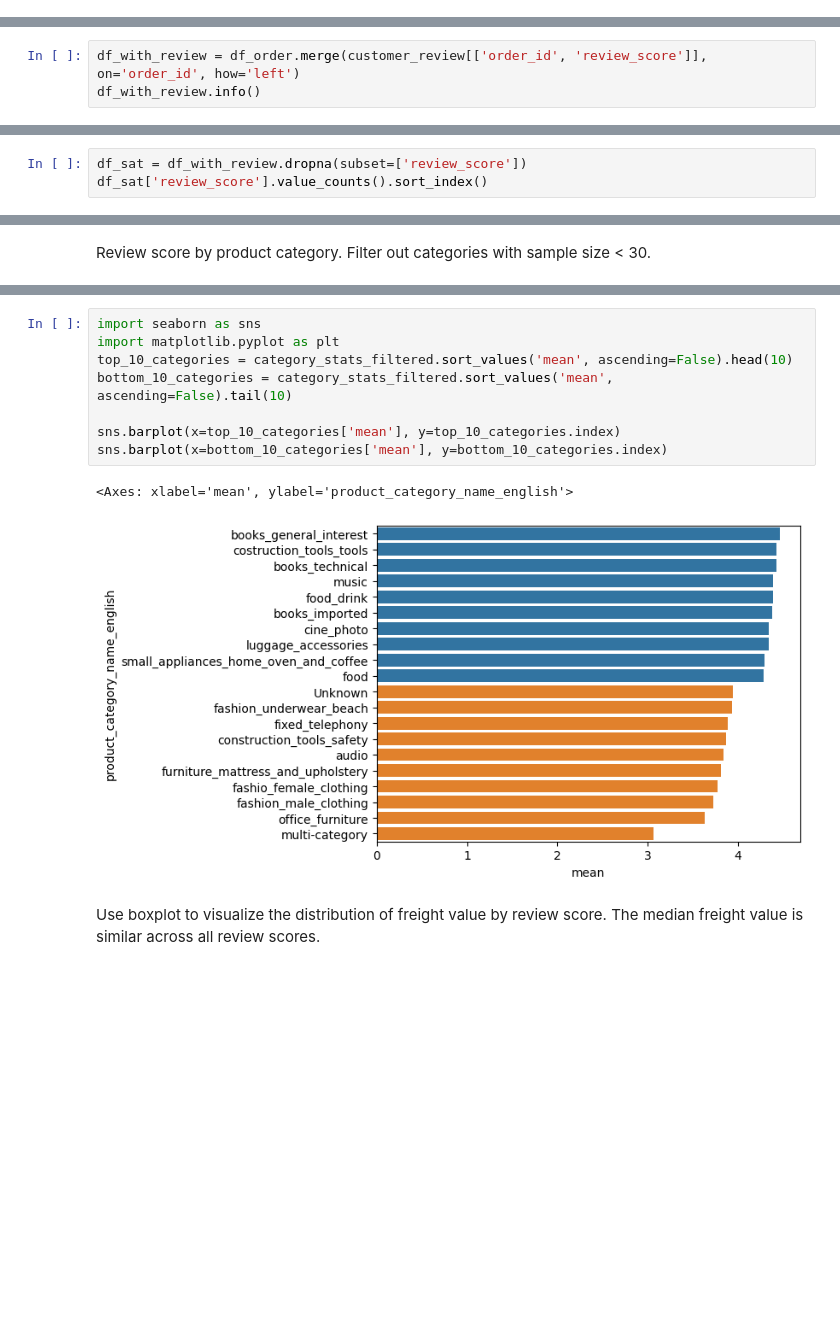
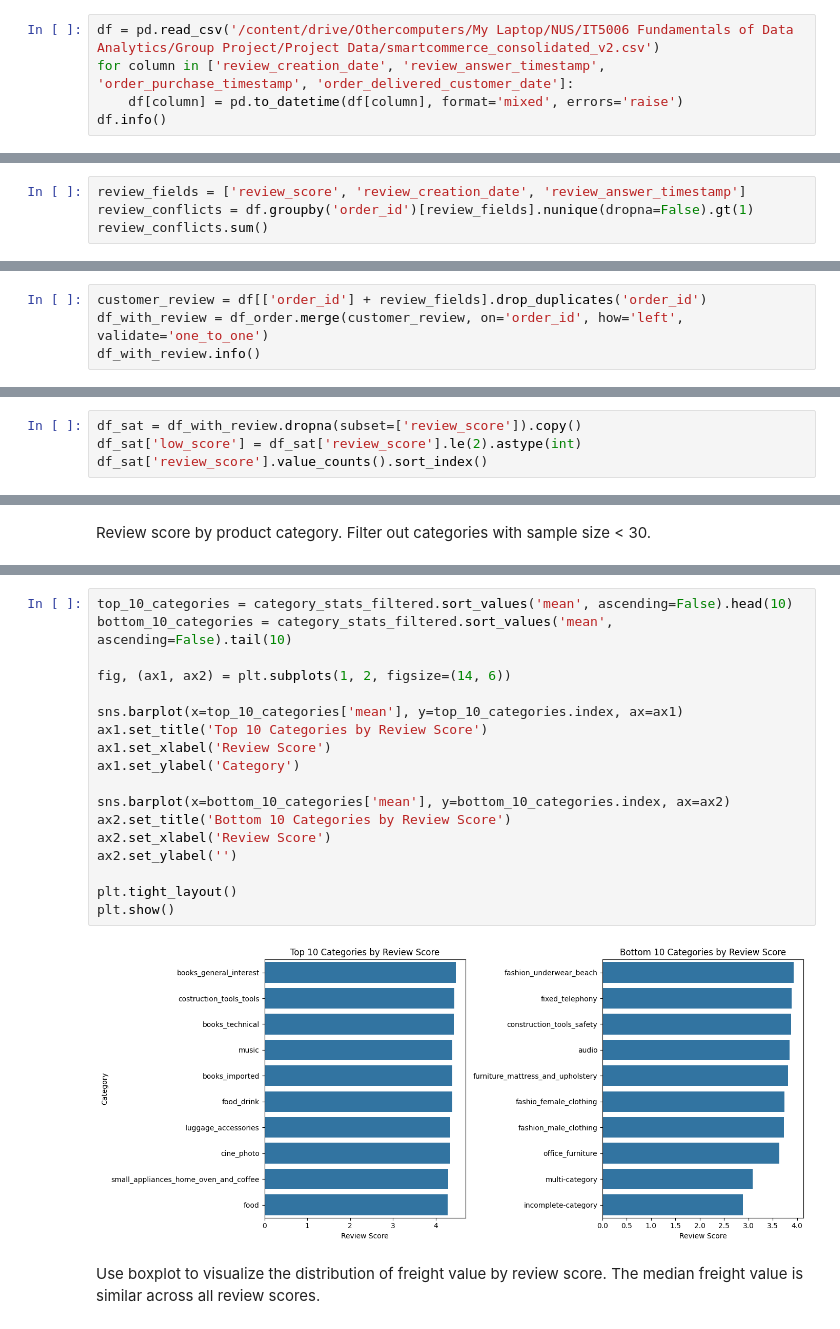
Before and after one commit to IT5006-Group9/IT5006-Group9-Olist-Project, a Jupyter notebook: notebooks/01_customer_satisfaction_eda.ipynb, the cells around one changed output, grey strips where cells are left out. Saved outputs shown, nothing was run; the diff lists cells and outputs as text; blank space fills up the shorter version.

Commit message:
Run on new consolidated dataset

```diff
--- a/notebooks/01_customer_satisfaction_eda.ipynb
+++ b/notebooks/01_customer_satisfaction_eda.ipynb
@@ -17,0 +18,5 @@ customer_review = pd.read_csv('/content/drive/Othercomputers/My Laptop/NUS/IT500
+# %%
+df = pd.read_csv('/content/drive/Othercomputers/My Laptop/NUS/IT5006 Fundamentals of Data Analytics/Group Project/Project Data/smartcommerce_consolidated_v2.csv')
+for column in ['review_creation_date', 'review_answer_timestamp', 'order_purchase_timestamp', 'order_delivered_customer_date']:
+    df[column] = pd.to_datetime(df[column], format='mixed', errors='raise')
+df.info()
@@ -110,0 +109,4 @@ customer_review_latest = (
+# %%
+review_fields = ['review_score', 'review_creation_date', 'review_answer_timestamp']
+review_conflicts = df.groupby('order_id')[review_fields].nunique(dropna=False).gt(1)
+review_conflicts.sum()
@@ -111,7 +119,8 @@ customer_review_latest = (
 # %% [markdown]
 Merging customer review with original dataset
 # %%
-df_with_review = df_order.merge(customer_review[['order_id', 'review_score']], on='order_id', how='left')
+customer_review = df[['order_id'] + review_fields].drop_duplicates('order_id')
+df_with_review = df_order.merge(customer_review, on='order_id', how='left', validate='one_to_one')
 df_with_review.info()
 # %% [output]
 <class 'pandas.core.frame.DataFrame'>
@@ -138,7 +151,8 @@ np.int64(749)
 # %% [markdown]
 Drop those NA rows, then check the distribution of review scores 1 - 5.
 # %%
-df_sat = df_with_review.dropna(subset=['review_score'])
+df_sat = df_with_review.dropna(subset=['review_score']).copy()
+df_sat['low_score'] = df_sat['review_score'].le(2).astype(int)
 df_sat['review_score'].value_counts().sort_index()
 # %% [output]
 |  | count |
@@ -173,14 +195,23 @@ category_stats_filtered.sort_values('mean')
 # %%
-import seaborn as sns
-import matplotlib.pyplot as plt
 top_10_categories = category_stats_filtered.sort_values('mean', ascending=False).head(10)
 bottom_10_categories = category_stats_filtered.sort_values('mean', ascending=False).tail(10)
 
-sns.barplot(x=top_10_categories['mean'], y=top_10_categories.index)
-sns.barplot(x=bottom_10_categories['mean'], y=bottom_10_categories.index)
+fig, (ax1, ax2) = plt.subplots(1, 2, figsize=(14, 6))
+
+sns.barplot(x=top_10_categories['mean'], y=top_10_categories.index, ax=ax1)
+ax1.set_title('Top 10 Categories by Review Score')
+ax1.set_xlabel('Review Score')
+ax1.set_ylabel('Category')
+
+sns.barplot(x=bottom_10_categories['mean'], y=bottom_10_categories.index, ax=ax2)
+ax2.set_title('Bottom 10 Categories by Review Score')
+ax2.set_xlabel('Review Score')
+ax2.set_ylabel('')
+
+plt.tight_layout()
+plt.show()
 # %% [output]
-<Axes: xlabel='mean', ylabel='product_category_name_english'>
-[figure, old version]
+[figure, new version]
 # %% [markdown]
 Use boxplot to visualize the distribution of freight value by review score. The median freight value is similar across all review scores.
 # %%
```
Also changed, not shown: parts of 46 cells of this notebook.
